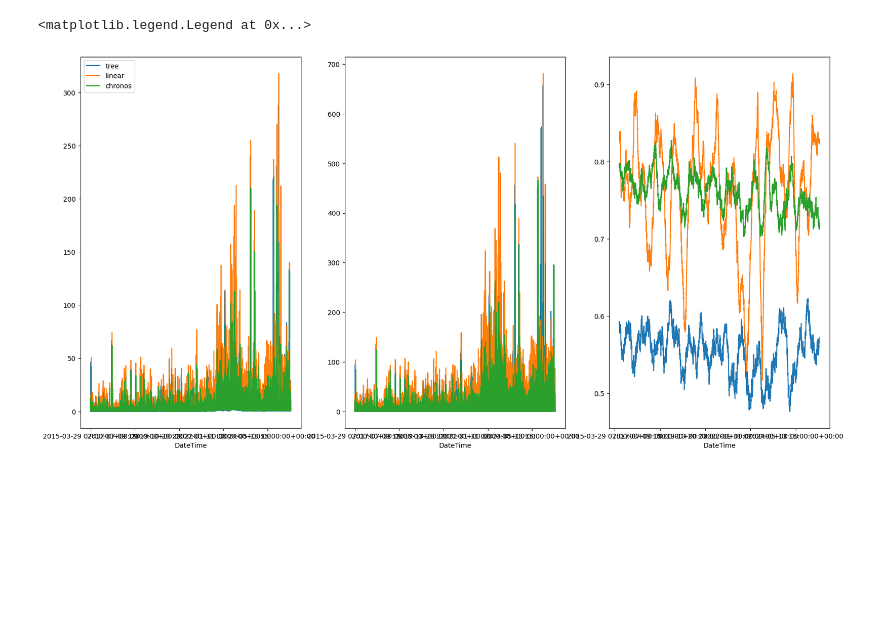
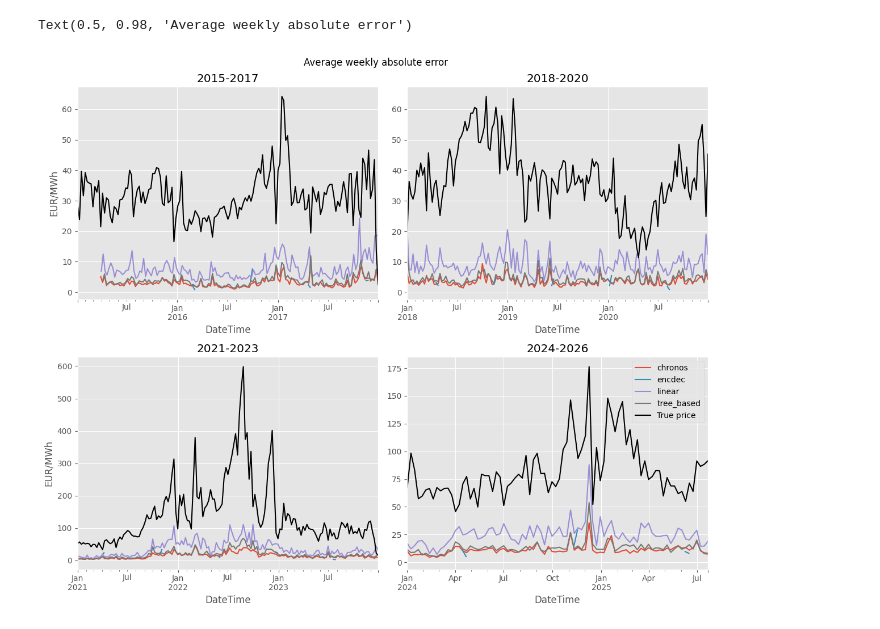
Before and after one commit to chiara-fb/day_ahead_forecasting, a Jupyter notebook: test.ipynb, the cells around one changed output. Drawn from its saved outputs; the diff is of its cells as text; code cells hidden in the pictures; blank space fills up the shorter version.

```diff
--- a/test.ipynb
+++ b/test.ipynb
@@ -59,0 +83,11 @@ Mean Absolute Error: 8.87
+# %%
+import matplotlib.pyplot as plt
+plt.style.use("ggplot")
+
+df = pd.read_csv(r"output\encdec\20260423012240\predictions.csv", index_col=0, parse_dates=True)
+cov = coverage_within_range(df)
+
+
+fig, ax = plt.subplots(1, figsize=(12,5))
+cov.groupby(cov.index.year).mean().plot(kind="bar", ax=ax)
+ax.set_title("Average coverage within Q1-Q9 by predicted year")
@@ -60,16 +101,34 @@ Mean Absolute Error: 8.87
 # %%
-import matplotlib.pyplot as plt
+from utils.losses import average_absolute_error
+from pathlib import Path
 
-fig, axes = plt.subplots(1,3, figsize=(20,10))
+summary_df = pd.read_csv("evaluation_summary.csv", index_col=0)
+fig, axes = plt.subplots(2,2, figsize=(12,10), tight_layout=True)
 
-for name in avg_covs:
 
-    avg_losses[name].plot(ax=axes[0], label=name)
-    avg_mae_losses[name].plot(ax=axes[1], label=name)
-    rolling_cov =  avg_covs[name].rolling(2000).mean()
-    rolling_cov.plot(ax=axes[2], label=name)
+for model in summary_df.index:
+    best_run = summary_df.loc[model, "Best_model"]
+    pred = pd.read_csv(f"output/{model}/{best_run}/predictions.csv", index_col=0, parse_dates=True)
+    err = average_absolute_error(pred)
+    # err
 
-axes[0].legend()
+    for i in range(4):
+        year_err = err[(err.index.year - 2015) // 3 == i]
+        year_err_daily = year_err.resample("7d").mean()
+        year_err_daily.plot(ax=axes[i//2, i%2], label=model)
+
+
+true = pd.read_csv("input/processed/data.csv", index_col=0, parse_dates=True)["Price"]
+for i in range(4):
+    year_true = true[(true.index.year - 2015) // 3 == i]
+    year_true_daily = year_true.resample("7d").mean()
+    year_true_daily.plot(ax=axes[i//2, i%2], label="True price", color="black")
+    axes[i//2, i%2].set_title(f"{2015+i*3}-{2015+i*3+2}")
+
+axes[i//2, i%2].legend()
+axes[0,0].set_ylabel("EUR/MWh")
+axes[1,0].set_ylabel("EUR/MWh")
+fig.suptitle(f"Average weekly absolute error")
 # %% [output]
-<matplotlib.legend.Legend at 0x...>
+Text(0.5, 0.98, 'Average weekly absolute error')
-[figure, old version]
+[figure, new version]
```
Also changed, not shown: parts of 10 cells of this notebook, 1 other file.
